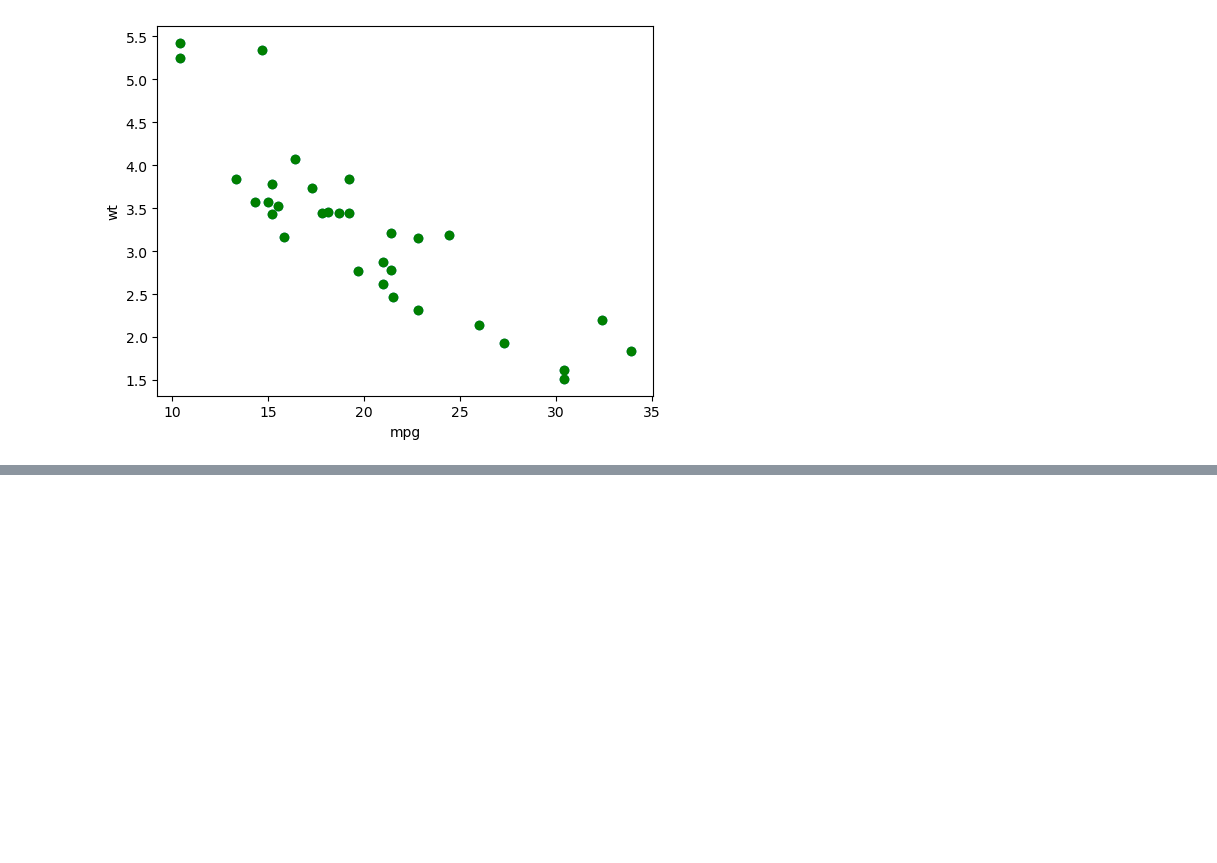
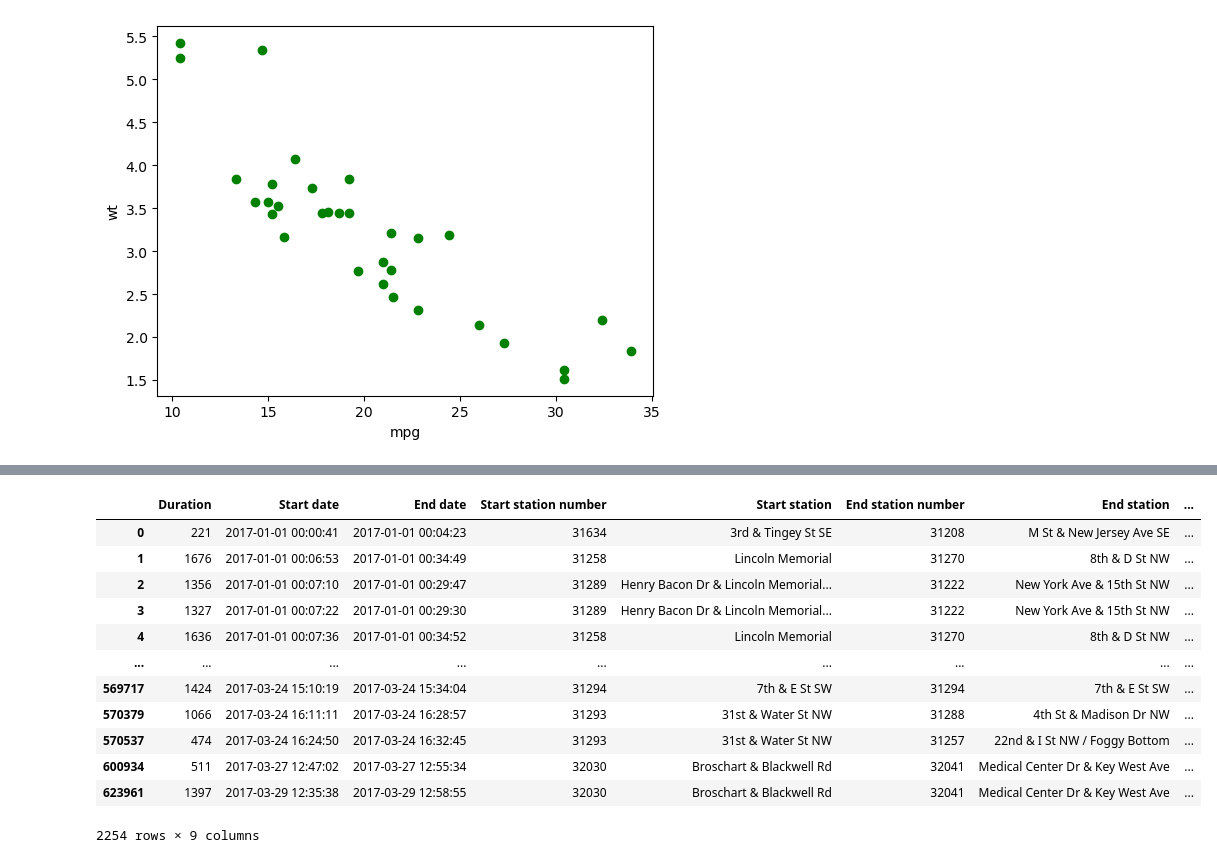
Before and after one commit to timschott/interview-prep, a Jupyter notebook: ds/ds-practice.ipynb, the cells around one changed output, grey strips where cells are left out. Saved outputs shown, nothing was run; the diff lists cells and outputs as text; code cells hidden in the pictures; blank space fills up the shorter version.

```diff
--- a/ds/ds-practice.ipynb
+++ b/ds/ds-practice.ipynb
@@ -304,0 +322,21 @@ b_agg.head()
+# %%
+# "pipeline" averages and stuff w/ aggregating...
+# get the sum of the durations per start startion
+bike_data.groupby(['Start station']).head()
+
+## okay, that returns 3 columns... things it was able to group on
+## start station but also start station no. and end station no.
+# %% [output]
+|  | Duration | Start date | End date | Start station number | Start station | End station number | End station | ... |
+| 0 | 221 | 2017-01-01 00:00:41 | 2017-01-01 00:04:23 | 31634 | 3rd & Tingey St SE | 31208 | M St & New Jersey Ave SE | ... |
+| 1 | 1676 | 2017-01-01 00:06:53 | 2017-01-01 00:34:49 | 31258 | Lincoln Memorial | 31270 | 8th & D St NW | ... |
+| 2 | 1356 | 2017-01-01 00:07:10 | 2017-01-01 00:29:47 | 31289 | Henry Bacon Dr & Lincoln Memorial... | 31222 | New York Ave & 15th St NW | ... |
+| 3 | 1327 | 2017-01-01 00:07:22 | 2017-01-01 00:29:30 | 31289 | Henry Bacon Dr & Lincoln Memorial... | 31222 | New York Ave & 15th St NW | ... |
+| 4 | 1636 | 2017-01-01 00:07:36 | 2017-01-01 00:34:52 | 31258 | Lincoln Memorial | 31270 | 8th & D St NW | ... |
+| ... | ... | ... | ... | ... | ... | ... | ... | ... |
+| 569717 | 1424 | 2017-03-24 15:10:19 | 2017-03-24 15:34:04 | 31294 | 7th & E St SW | 31294 | 7th & E St SW | ... |
+| 570379 | 1066 | 2017-03-24 16:11:11 | 2017-03-24 16:28:57 | 31293 | 31st & Water St NW | 31288 | 4th St & Madison Dr NW | ... |
+| 570537 | 474 | 2017-03-24 16:24:50 | 2017-03-24 16:32:45 | 31293 | 31st & Water St NW | 31257 | 22nd & I St NW / Foggy Bottom | ... |
+| 600934 | 511 | 2017-03-27 12:47:02 | 2017-03-27 12:55:34 | 32030 | Broschart & Blackwell Rd | 32041 | Medical Center Dr & Key West Ave | ... |
+| 623961 | 1397 | 2017-03-29 12:35:38 | 2017-03-29 12:58:55 | 32030 | Broschart & Blackwell Rd | 32041 | Medical Center Dr & Key West Ave | ... |
+2254 rows × 9 columns
```
Also changed, not shown: parts of 2 cells of this notebook, 1 other file.
